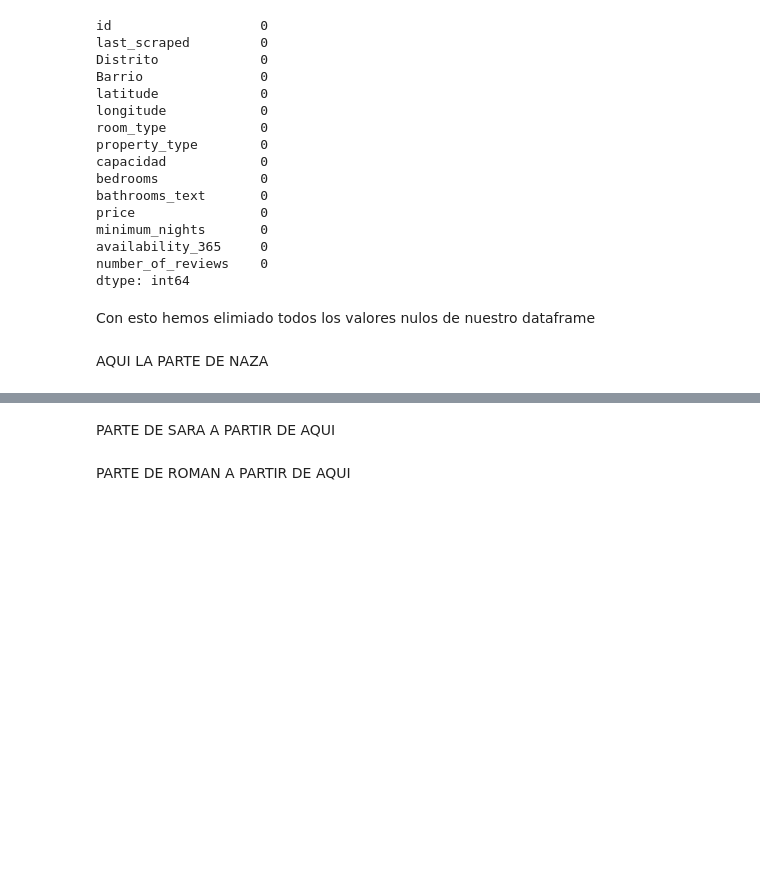
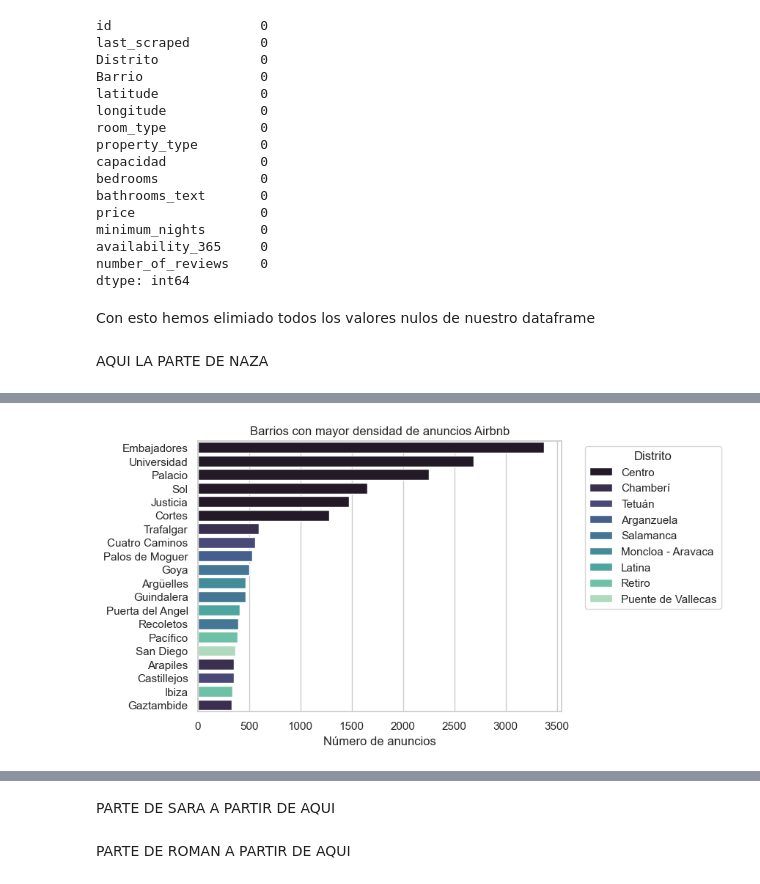
Before and after one commit to JavierPasAg/EDA_Oferta_Turistica_vs_Precios_Madrid, a Jupyter notebook: main_final.ipynb, the cells around one changed output, grey strips where cells are left out. Saved outputs shown, nothing was run; the diff lists cells and outputs as text; code cells hidden in the pictures; blank space fills up the shorter version.

```diff
--- a/main_final.ipynb
+++ b/main_final.ipynb
@@ -474,0 +568,27 @@ AQUI LA PARTE DE NAZA
+# %%
+#Top barrios con mayor densidad de anuncios
+
+densidad_barrios = (
+    df_alquileres
+    .groupby(["Distrito", "Barrio"])["id"]
+    .nunique()
+    .reset_index(name="num_anuncios")
+    .sort_values("num_anuncios", ascending=False)
+    .head(20)
+)
+
+sns.barplot(
+    data=densidad_barrios,
+    x="num_anuncios",
+    y="Barrio",
+    hue="Distrito",
+    palette="mako"
+)
+
+plt.title("Barrios con mayor densidad de anuncios Airbnb")
+plt.xlabel("Número de anuncios")
+plt.ylabel("")
+plt.legend(title="Distrito", bbox_to_anchor=(1.05, 1))
+plt.show()
+# %% [output]
+[figure, added]
```
Also changed, not shown: parts of 7 cells of this notebook.
